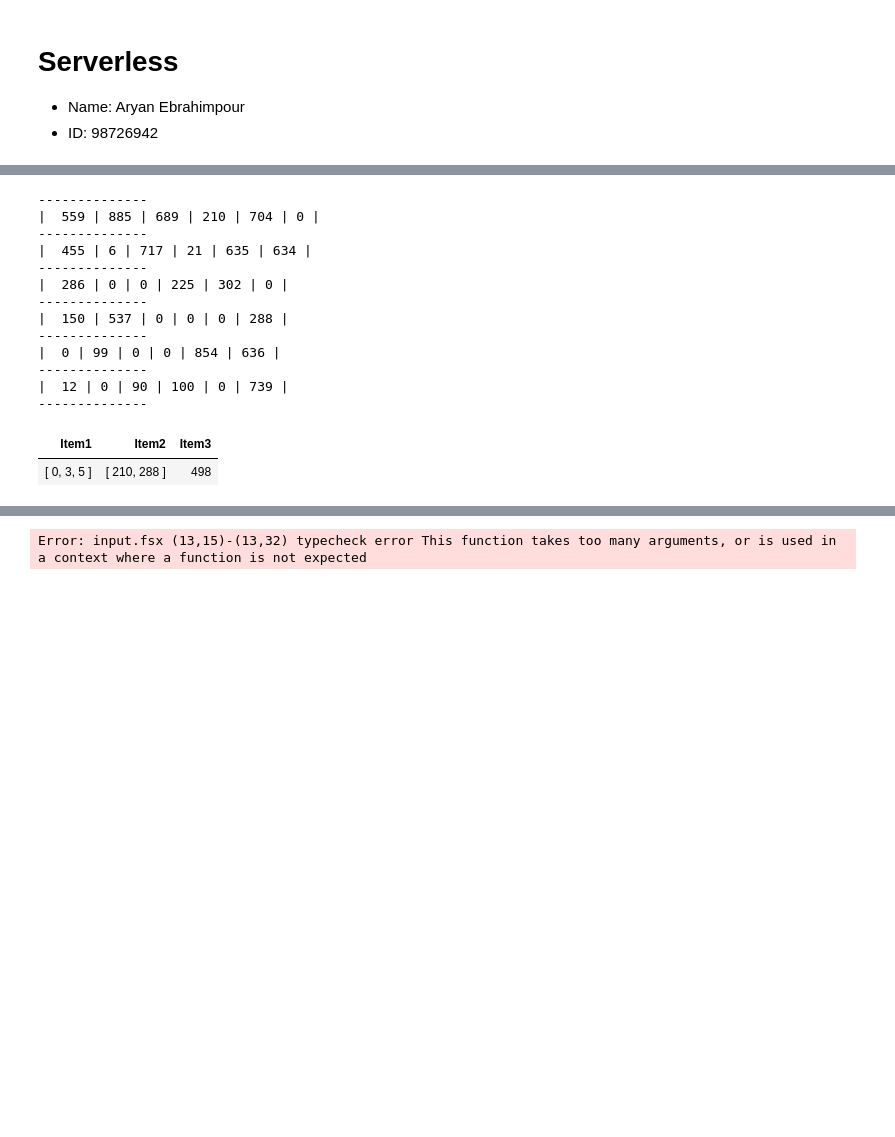
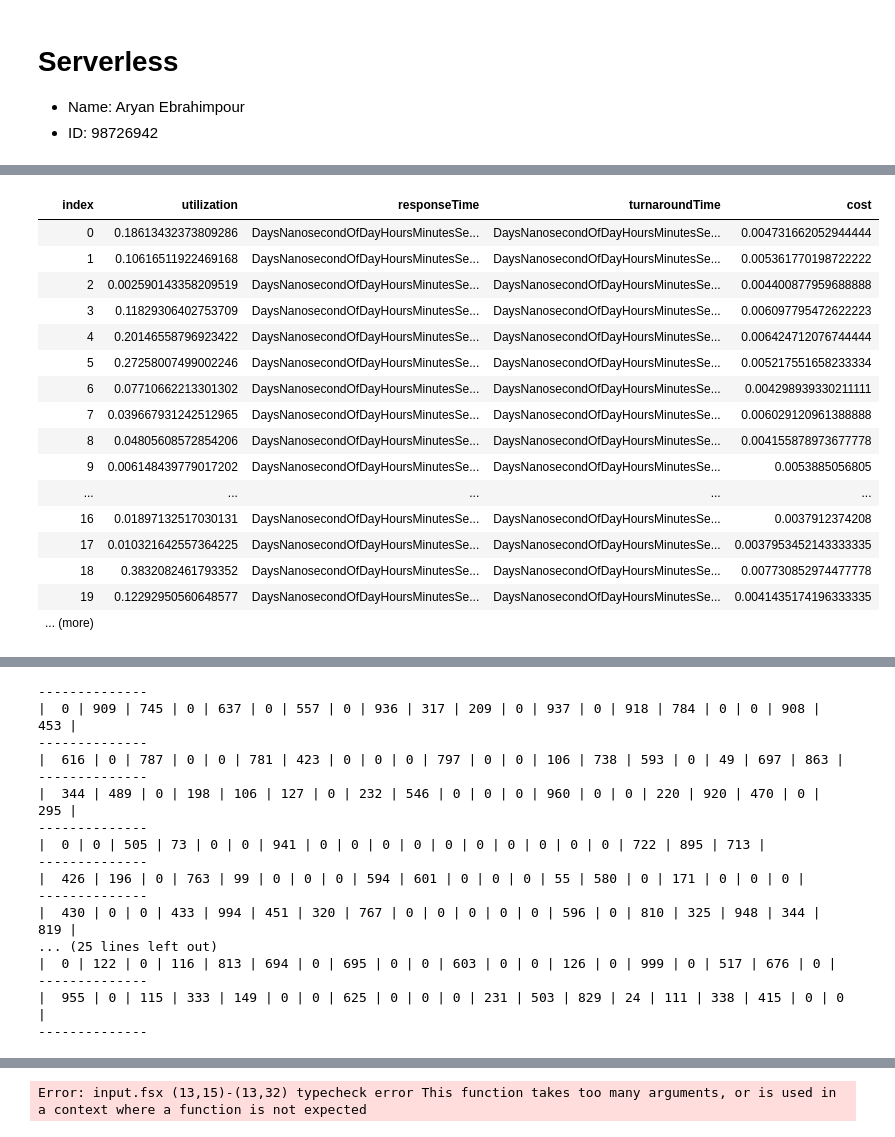
Before and after one commit to avestura/serverless-paper-impl, a Jupyter notebook: src/Main.ipynb, the cells around one changed output, grey strips where cells are left out. Saved outputs shown, nothing was run; the diff lists cells and outputs as text; code cells hidden in the pictures; blank space fills up the shorter version.

```diff
--- a/src/Main.ipynb
+++ b/src/Main.ipynb
@@ -39,3 +40,23 @@ open MathNet.Numerics.Distributions
+# %%
+results |> SimulatorContext.getQoSMeassuresList
+# %% [output]
+| index | utilization | responseTime | turnaroundTime | cost |
+| 0 | 0.18613432373809286 | DaysNanosecondOfDayHoursMinutesSe... | DaysNanosecondOfDayHoursMinutesSe... | 0.004731662052944444 |
+| 1 | 0.10616511922469168 | DaysNanosecondOfDayHoursMinutesSe... | DaysNanosecondOfDayHoursMinutesSe... | 0.005361770198722222 |
+| 2 | 0.002590143358209519 | DaysNanosecondOfDayHoursMinutesSe... | DaysNanosecondOfDayHoursMinutesSe... | 0.004400877959688888 |
+| 3 | 0.11829306402753709 | DaysNanosecondOfDayHoursMinutesSe... | DaysNanosecondOfDayHoursMinutesSe... | 0.006097795472622223 |
+| 4 | 0.20146558796923422 | DaysNanosecondOfDayHoursMinutesSe... | DaysNanosecondOfDayHoursMinutesSe... | 0.006424712076744444 |
+| 5 | 0.27258007499002246 | DaysNanosecondOfDayHoursMinutesSe... | DaysNanosecondOfDayHoursMinutesSe... | 0.005217551658233334 |
+| 6 | 0.07710662213301302 | DaysNanosecondOfDayHoursMinutesSe... | DaysNanosecondOfDayHoursMinutesSe... | 0.004298939330211111 |
+| 7 | 0.039667931242512965 | DaysNanosecondOfDayHoursMinutesSe... | DaysNanosecondOfDayHoursMinutesSe... | 0.006029120961388888 |
+| 8 | 0.04805608572854206 | DaysNanosecondOfDayHoursMinutesSe... | DaysNanosecondOfDayHoursMinutesSe... | 0.004155878973677778 |
+| 9 | 0.006148439779017202 | DaysNanosecondOfDayHoursMinutesSe... | DaysNanosecondOfDayHoursMinutesSe... | 0.0053885056805 |
+| ... | ... | ... | ... | ... |
+| 16 | 0.01897132517030131 | DaysNanosecondOfDayHoursMinutesSe... | DaysNanosecondOfDayHoursMinutesSe... | 0.0037912374208 |
+| 17 | 0.010321642557364225 | DaysNanosecondOfDayHoursMinutesSe... | DaysNanosecondOfDayHoursMinutesSe... | 0.0037953452143333335 |
+| 18 | 0.3832082461793352 | DaysNanosecondOfDayHoursMinutesSe... | DaysNanosecondOfDayHoursMinutesSe... | 0.007730852974477778 |
+| 19 | 0.12292950560648577 | DaysNanosecondOfDayHoursMinutesSe... | DaysNanosecondOfDayHoursMinutesSe... | 0.0041435174196333335 |
+| ... (more) |  |  |  |  |
 # %%
 // Visualization of the General.normalize
 // function using Weilbul Stretched Function
@@ -47,9 +68,9 @@ open MathNet.Numerics.Distributions
 # %%
 // Dijestra path finding
 
-let dg = DependencyGraph.init (6u)
+let dg = DependencyGraph.init (20u)
 
-GraphExtensions.printAdjMatrix (dg.adjMatrix)
+(dg.adjMatrix) |> GraphExtensions.printAdjMatrix
 
 let path, distance = dg |> DependencyGraph.dijkestraPath (0u) (5u)
 let weights = dg |> DependencyGraph.edgeWeightsFromPath path
@@ -57,20 +78,22 @@ let weights = dg |> DependencyGraph.edgeWeightsFromPath path
 path, weights, distance
 # %% [output]
 --------------
-|  559 | 885 | 689 | 210 | 704 | 0 |
+|  0 | 909 | 745 | 0 | 637 | 0 | 557 | 0 | 936 | 317 | 209 | 0 | 937 | 0 | 918 | 784 | 0 | 0 | 908 | 453 |
 --------------
-|  455 | 6 | 717 | 21 | 635 | 634 |
+|  616 | 0 | 787 | 0 | 0 | 781 | 423 | 0 | 0 | 0 | 797 | 0 | 0 | 106 | 738 | 593 | 0 | 49 | 697 | 863 |
 --------------
-|  286 | 0 | 0 | 225 | 302 | 0 |
+|  344 | 489 | 0 | 198 | 106 | 127 | 0 | 232 | 546 | 0 | 0 | 0 | 960 | 0 | 0 | 220 | 920 | 470 | 0 | 295 |
 --------------
-|  150 | 537 | 0 | 0 | 0 | 288 |
+|  0 | 0 | 505 | 73 | 0 | 0 | 941 | 0 | 0 | 0 | 0 | 0 | 0 | 0 | 0 | 0 | 0 | 722 | 895 | 713 |
 --------------
-|  0 | 99 | 0 | 0 | 854 | 636 |
+|  426 | 196 | 0 | 763 | 99 | 0 | 0 | 0 | 594 | 601 | 0 | 0 | 0 | 55 | 580 | 0 | 171 | 0 | 0 | 0 |
 --------------
-|  12 | 0 | 90 | 100 | 0 | 739 |
+|  430 | 0 | 0 | 433 | 994 | 451 | 320 | 767 | 0 | 0 | 0 | 0 | 0 | 596 | 0 | 810 | 325 | 948 | 344 | 819 |
+... (25 lines left out)
+|  0 | 122 | 0 | 116 | 813 | 694 | 0 | 695 | 0 | 0 | 603 | 0 | 0 | 126 | 0 | 999 | 0 | 517 | 676 | 0 |
 --------------
+|  955 | 0 | 115 | 333 | 149 | 0 | 0 | 625 | 0 | 0 | 0 | 231 | 503 | 829 | 24 | 111 | 338 | 415 | 0 | 0 |
+--------------
-| Item1 | Item2 | Item3 |
-| [ 0, 3, 5 ] | [ 210, 288 ] | 498 |
 # %%
 // fsevents
 // hiredis
```
Also changed, not shown: parts of 4 cells of this notebook, 2 other files.
